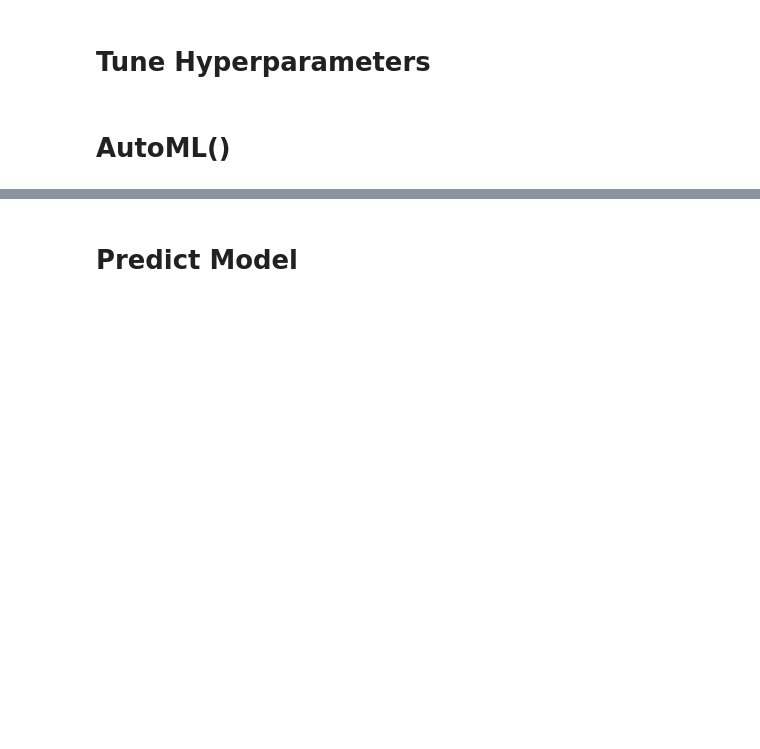
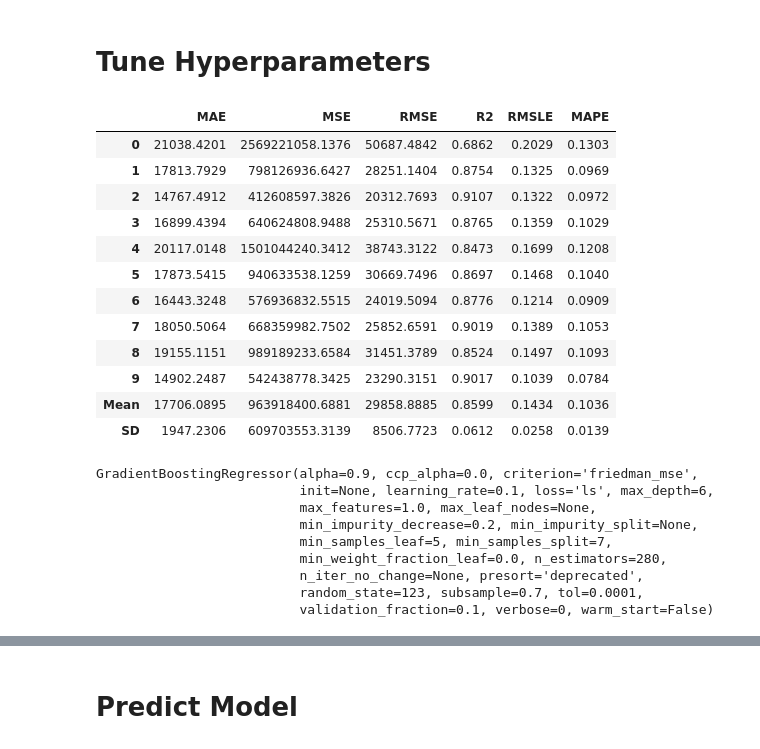
Before and after one commit to felipefiorini/HP_ART, a Jupyter notebook: notebooks/house-prices-auto-ml-pycaret.ipynb, the cells around one changed output, grey strips where cells are left out. Drawn from its saved outputs; the diff is of its cells as text; code cells hidden in the pictures; blank space fills up the shorter version.

```diff
--- a/notebooks/house-prices-auto-ml-pycaret.ipynb
+++ b/notebooks/house-prices-auto-ml-pycaret.ipynb
@@ -39,4 +101,28 @@ catboost = create_model('catboost')
 # %% [markdown]
 # Tune Hyperparameters
 # %%
-tuned_catboost = tune_model(catboost, n_iter=50, optimize = 'MAE')
+tuned_best_model = tune_model(best_model, n_iter=20, optimize = 'MAE')
+tuned_best_model
+# %% [output]
+|  | MAE | MSE | RMSE | R2 | RMSLE | MAPE |
+| 0 | 21038.4201 | 2569221058.1376 | 50687.4842 | 0.6862 | 0.2029 | 0.1303 |
+| 1 | 17813.7929 | 798126936.6427 | 28251.1404 | 0.8754 | 0.1325 | 0.0969 |
+| 2 | 14767.4912 | 412608597.3826 | 20312.7693 | 0.9107 | 0.1322 | 0.0972 |
+| 3 | 16899.4394 | 640624808.9488 | 25310.5671 | 0.8765 | 0.1359 | 0.1029 |
+| 4 | 20117.0148 | 1501044240.3412 | 38743.3122 | 0.8473 | 0.1699 | 0.1208 |
+| 5 | 17873.5415 | 940633538.1259 | 30669.7496 | 0.8697 | 0.1468 | 0.1040 |
+| 6 | 16443.3248 | 576936832.5515 | 24019.5094 | 0.8776 | 0.1214 | 0.0909 |
+| 7 | 18050.5064 | 668359982.7502 | 25852.6591 | 0.9019 | 0.1389 | 0.1053 |
+| 8 | 19155.1151 | 989189233.6584 | 31451.3789 | 0.8524 | 0.1497 | 0.1093 |
+| 9 | 14902.2487 | 542438778.3425 | 23290.3151 | 0.9017 | 0.1039 | 0.0784 |
+| Mean | 17706.0895 | 963918400.6881 | 29858.8885 | 0.8599 | 0.1434 | 0.1036 |
+| SD | 1947.2306 | 609703553.3139 | 8506.7723 | 0.0612 | 0.0258 | 0.0139 |
+GradientBoostingRegressor(alpha=0.9, ccp_alpha=0.0, criterion='friedman_mse',
+                          init=None, learning_rate=0.1, loss='ls', max_depth=6,
+                          max_features=1.0, max_leaf_nodes=None,
+                          min_impurity_decrease=0.2, min_impurity_split=None,
+                          min_samples_leaf=5, min_samples_split=7,
+                          min_weight_fraction_leaf=0.0, n_estimators=280,
+                          n_iter_no_change=None, presort='deprecated',
+                          random_state=123, subsample=0.7, tol=0.0001,
+                          validation_fraction=0.1, verbose=0, warm_start=False)
@@ -45,2 +128,0 @@ tuned_catboost
-# %% [markdown]
-# AutoML()
```
Also changed, not shown: parts of 13 cells of this notebook.
